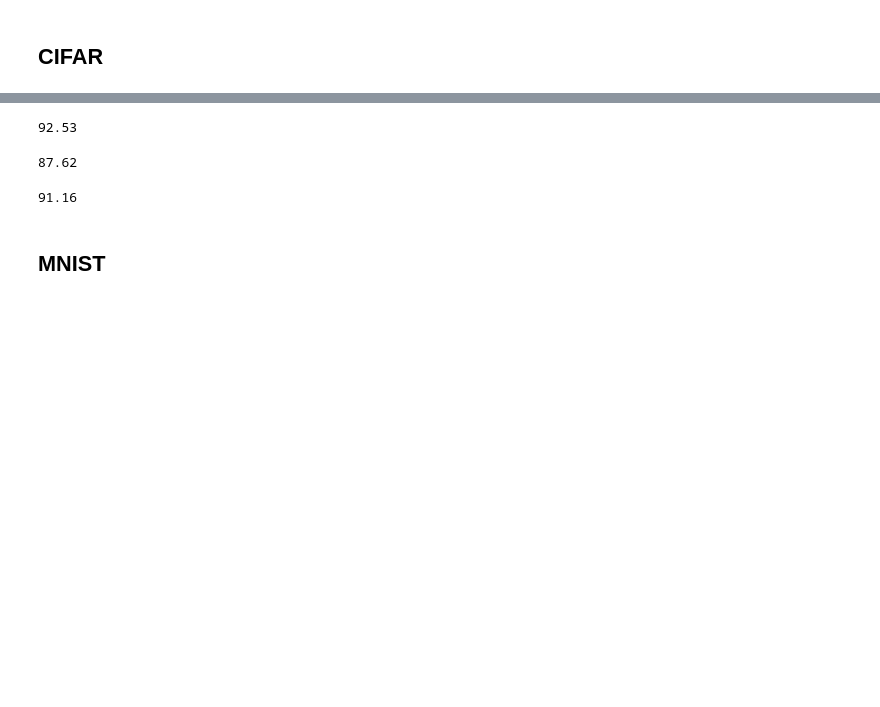
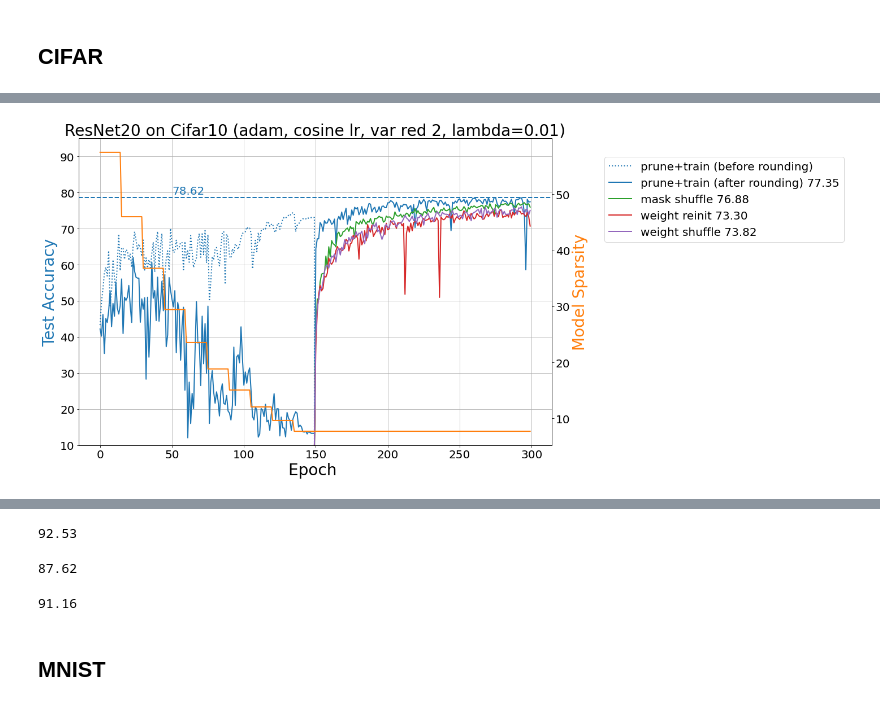
Before and after one commit to ksreenivasan/pruning_is_enough, a Jupyter notebook: visualize-results.ipynb, the cells around one changed output, grey strips where cells are left out. Drawn from its saved outputs; the diff is of its cells as text; code cells hidden in the pictures; blank space fills up the shorter version.

```diff
--- a/visualize-results.ipynb
+++ b/visualize-results.ipynb
@@ -66,0 +32,7 @@ plt.savefig('HC variants and imp on cifar10_resnet18.jpg', dpi=400)
+# %%
+
+result_prefix = 'results/results_pruning_CIFAR10_resnet20_hc_iter_15_reg_var_red_2_0_01_adam_cosine_lr_0_05_0_1_50_fan_False_signed_constant_unif_width_1_0_seed_42/'
+pd_train, pd_mask, pd_wt_reinit, pd_wt_shuffle = read_files(result_prefix)
+plot_figure(pd_train, pd_mask, pd_wt_reinit, pd_wt_shuffle, name="ResNet20 on Cifar10 (adam, cosine lr, var red 2, lambda=0.01)")
+# %% [output]
+[figure, added]
```
Also changed, not shown: parts of 10 cells of this notebook, 21 other files.
